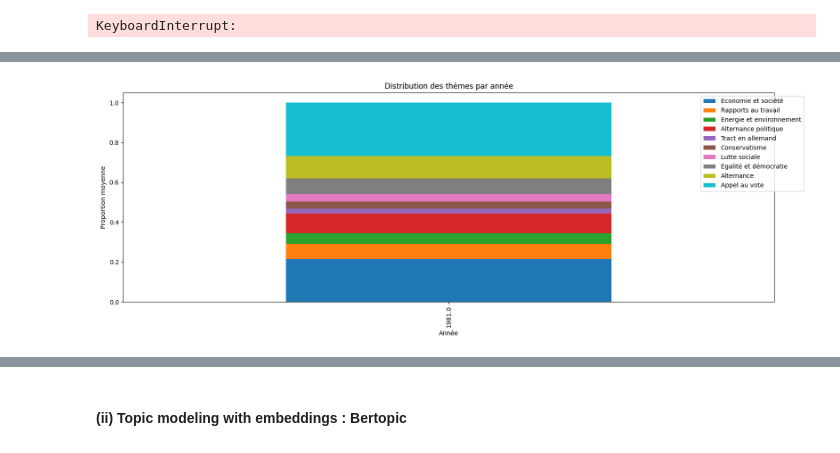
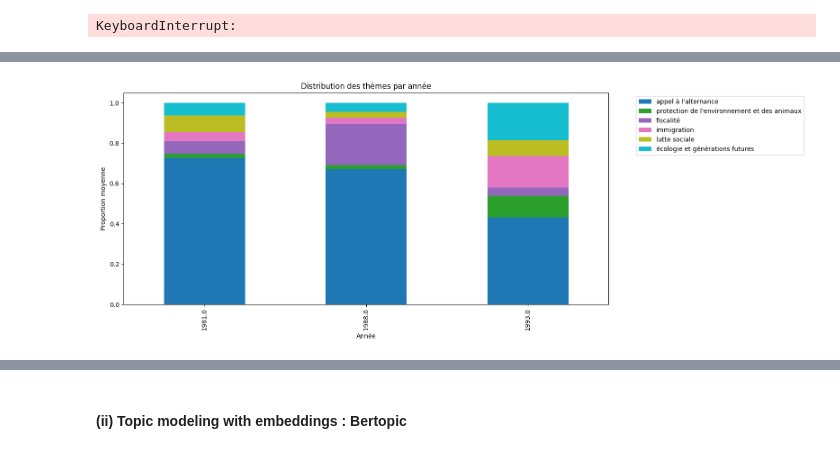
Before and after one commit to CaroLebrun/NLP_3A, a Jupyter notebook: main.ipynb, the cells around one changed output, grey strips where cells are left out. Drawn from its saved outputs; the diff is of its cells as text; code cells hidden in the pictures.

```diff
--- a/main.ipynb
+++ b/main.ipynb
@@ -115,6 +115,9 @@ Traceback (most recent call last):
 KeyboardInterrupt
 KeyboardInterrupt:
 # %%
+# lemmatisation : 6 min pour 1 election
+# python -m spacy download fr_core_news_sm A INSTALLER A LA PREMIERE UTILISATION
+
 start_load = time.time()
 
 nlp = spacy.load("fr_core_news_sm", disable=["parser", "ner"])
@@ -131,7 +134,7 @@ def lemmatize_batch(texts, batch_size=1000):
     processed = 0
     batch_id = 0
 
-    for doc in nlp.pipe(texts, batch_size=batch_size, n_process=4):
+    for doc in nlp.pipe(texts, batch_size=batch_size, n_process=2):
         lemmas = " ".join(
             token.lemma_.lower()
             for token in doc
@@ -210,46 +249,47 @@ ELECTION : législatives (3096 documents)
 # %%
 # labels input
 topic_label = {
-    0: 'Economie et société',
-    1: 'Rapports au travail',
-    2: 'Energie et environnement',
-    3: 'Alternance politique',
-    4: 'Tract en allemand', #à supprimer
-    5: 'Conservatisme',
-    6: 'Lutte sociale',
-    7: 'Egalité et démocratie',
-    8: 'Alternance',
-    9: 'Appel au vote',
+    0: "appel à l'alternance",
+    1: "protection de l'environnement et des animaux",
+    2: 'fiscalité',
+    3: 'immigration',
+    4: 'lutte sociale',
+    5: 'écologie et générations futures'
 }
 # %%
 # topics / doc
+
+
 W_normalized = W / W.sum(axis=1, keepdims=True)
 
 df['dominant_topic'] = np.argmax(W_normalized, axis=1)
 df['dominant_label'] = df['dominant_topic'].map(topic_label)
 df['topic_score']    = np.max(W_normalized, axis=1)
 
 # topic distrib / year
 topic_cols = [f'topic_{i}' for i in range(N_TOPICS)]
+
+# ajout colonnes
+df = df.drop(columns=[col for col in df.columns if col.startswith('topic_')], errors='ignore')
 W_df = pd.DataFrame(W_normalized, columns=topic_cols)
-df = pd.concat([df, W_df], axis=1)
+df = pd.concat([df.reset_index(drop=True), W_df], axis=1)
 
 topic_by_year = df.groupby('annee')[topic_cols].mean()
 
 topic_by_year.rename(
     columns={f'topic_{i}': topic_label[i] for i in range(N_TOPICS)}
 ).plot(
     kind='bar',
     stacked=True,
     figsize=(16, 6),
     colormap='tab10'
 )
 plt.title("Distribution des thèmes par année")
 plt.ylabel("Proportion moyenne")
 plt.xlabel("Année")
 plt.legend(bbox_to_anchor=(1.05, 1))
 plt.tight_layout()
 plt.show()
 # %% [output]
-[figure, old version]
+[figure, new version]
 # %%
```
Also changed, not shown: parts of 6 cells of this notebook.
